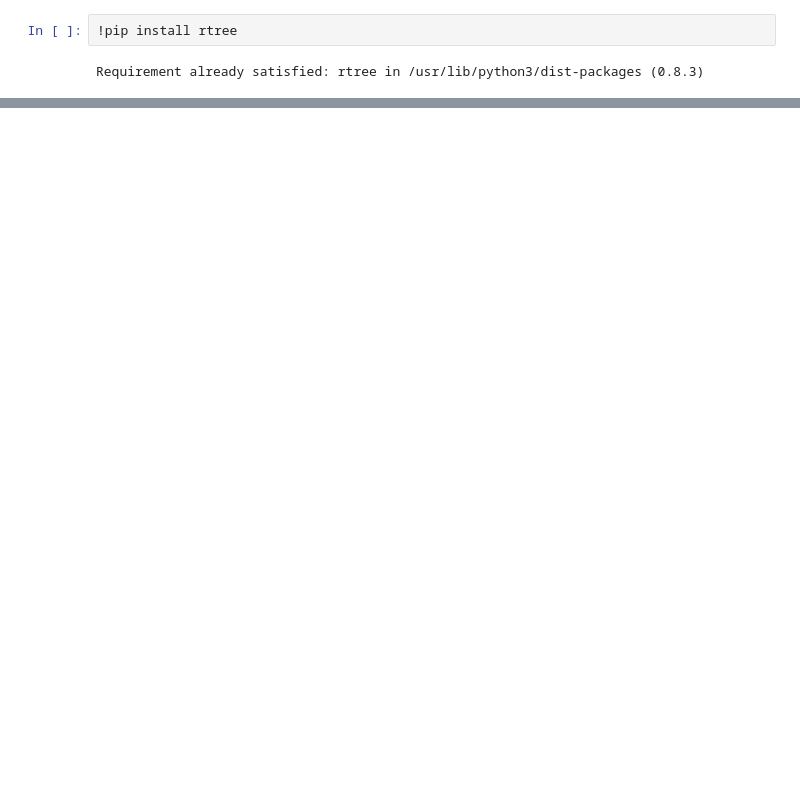
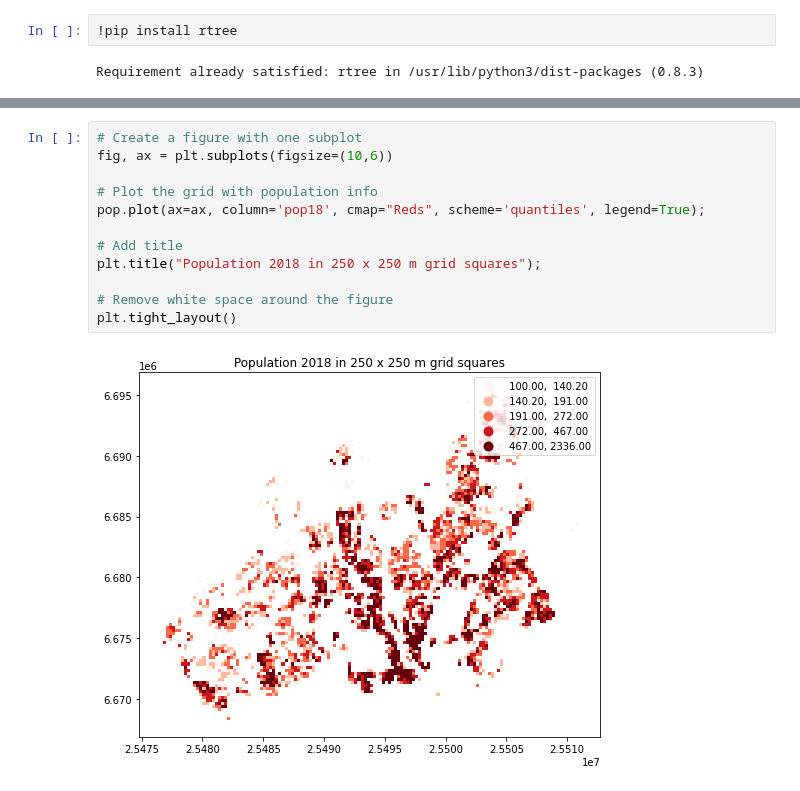
Before and after one commit to SergeyShchus/Automatic_GIS, a Jupyter notebook: Notebook/Geopandas/Spatial_join.ipynb, the cells around one changed output, grey strips where cells are left out. Drawn from its saved outputs; the diff is of its cells as text; blank space fills up the shorter version.

```diff
--- a/Notebook/Geopandas/Spatial_join.ipynb
+++ b/Notebook/Geopandas/Spatial_join.ipynb
@@ -213,0 +275,14 @@ ImportError: ignored
+# %%
+# Create a figure with one subplot
+fig, ax = plt.subplots(figsize=(10,6))
+
+# Plot the grid with population info
+pop.plot(ax=ax, column='pop18', cmap="Reds", scheme='quantiles', legend=True);
+
+# Add title
+plt.title("Population 2018 in 250 x 250 m grid squares");
+
+# Remove white space around the figure
+plt.tight_layout()
+# %% [output]
+[figure, added]
```
Also changed, not shown: parts of 10 cells of this notebook.
